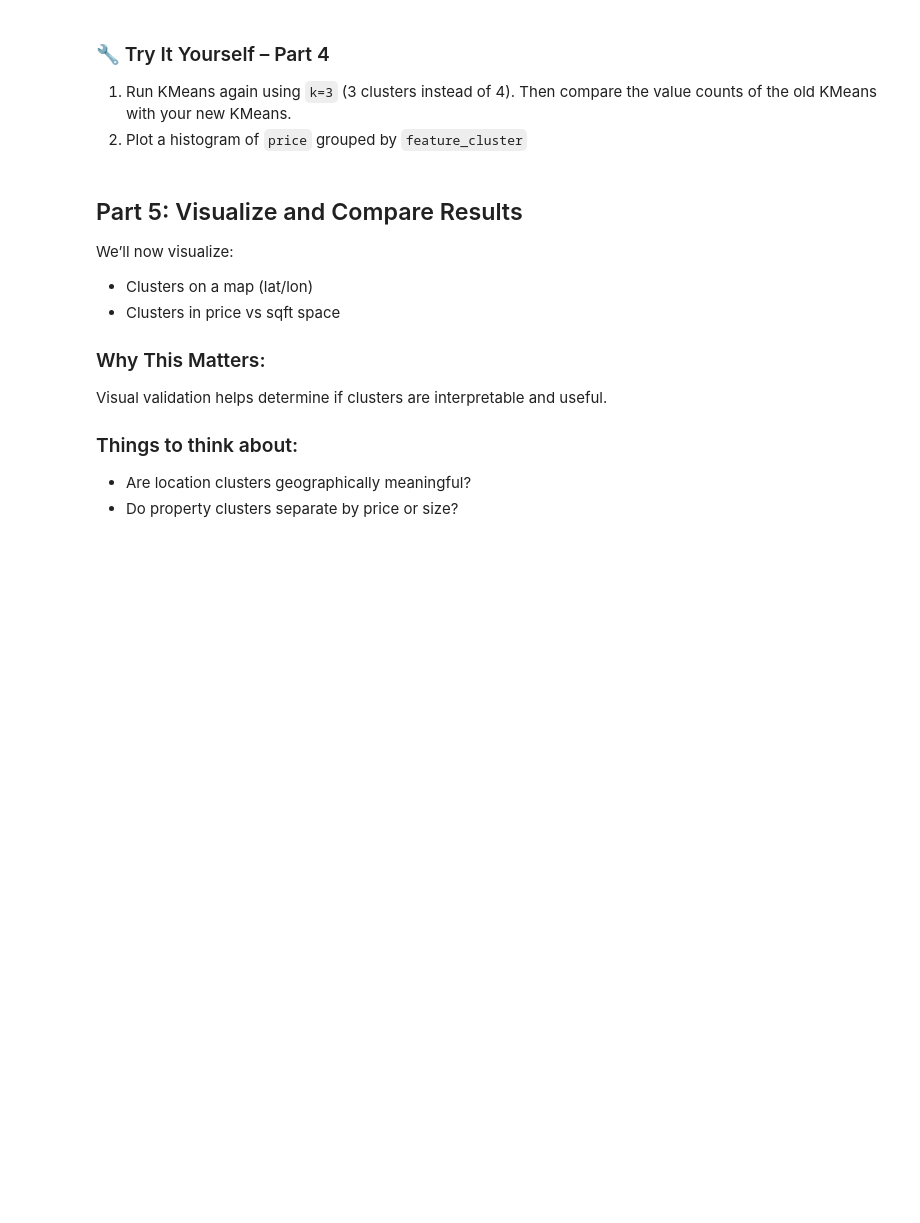
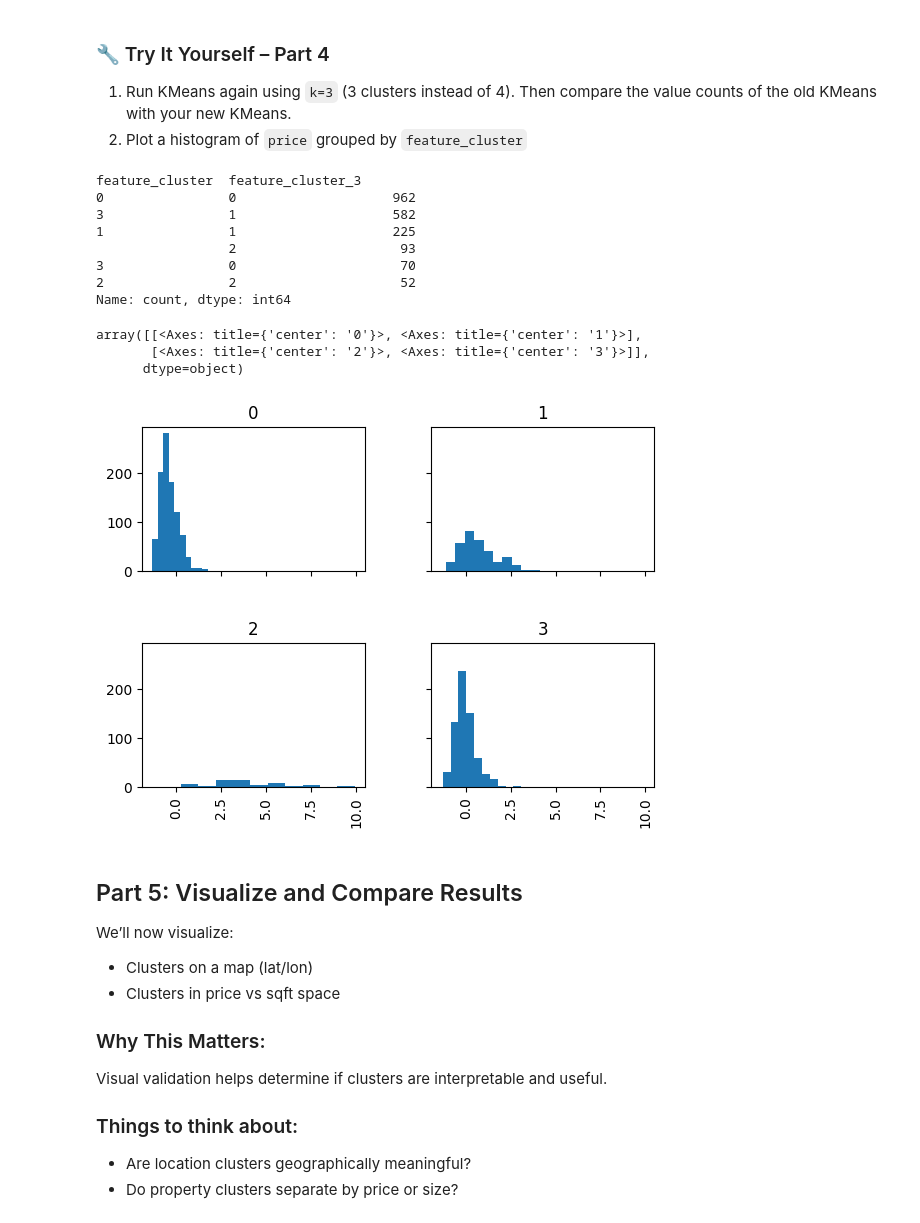
Before and after one commit to expely/Business-Analytics-Labs, a Jupyter notebook: Labs/lab_09_clustering.ipynb, the cells around one changed output. Drawn from its saved outputs; the diff is of its cells as text; code cells hidden in the pictures; blank space fills up the shorter version.

```diff
--- a/Labs/lab_09_clustering.ipynb
+++ b/Labs/lab_09_clustering.ipynb
@@ -217,3 +317,26 @@ scaled_df['geo_cluster'].value_counts()
+# %%
+# Apply KMeans clustering with 3 clusters
+kmeans_3 = KMeans(n_clusters=3, random_state=1)
+scaled_df['feature_cluster_3'] = kmeans_3.fit_predict(X_feat)
+
+# Show number of listings in each cluster
+print(scaled_df[['feature_cluster', 'feature_cluster_3']].value_counts())
+
+# Plot histogram of price by feature_cluster
+scaled_df.hist(column='price', by='feature_cluster', sharex=True, sharey=True)
+# %% [output]
+feature_cluster  feature_cluster_3
+0                0                    962
+3                1                    582
+1                1                    225
+                 2                     93
+3                0                     70
+2                2                     52
+Name: count, dtype: int64
+array([[<Axes: title={'center': '0'}>, <Axes: title={'center': '1'}>],
+       [<Axes: title={'center': '2'}>, <Axes: title={'center': '3'}>]],
+      dtype=object)
+[figure, added]
 # %% [markdown]
 ## Part 5: Visualize and Compare Results
 
```
Also changed, not shown: parts of 22 cells of this notebook.
